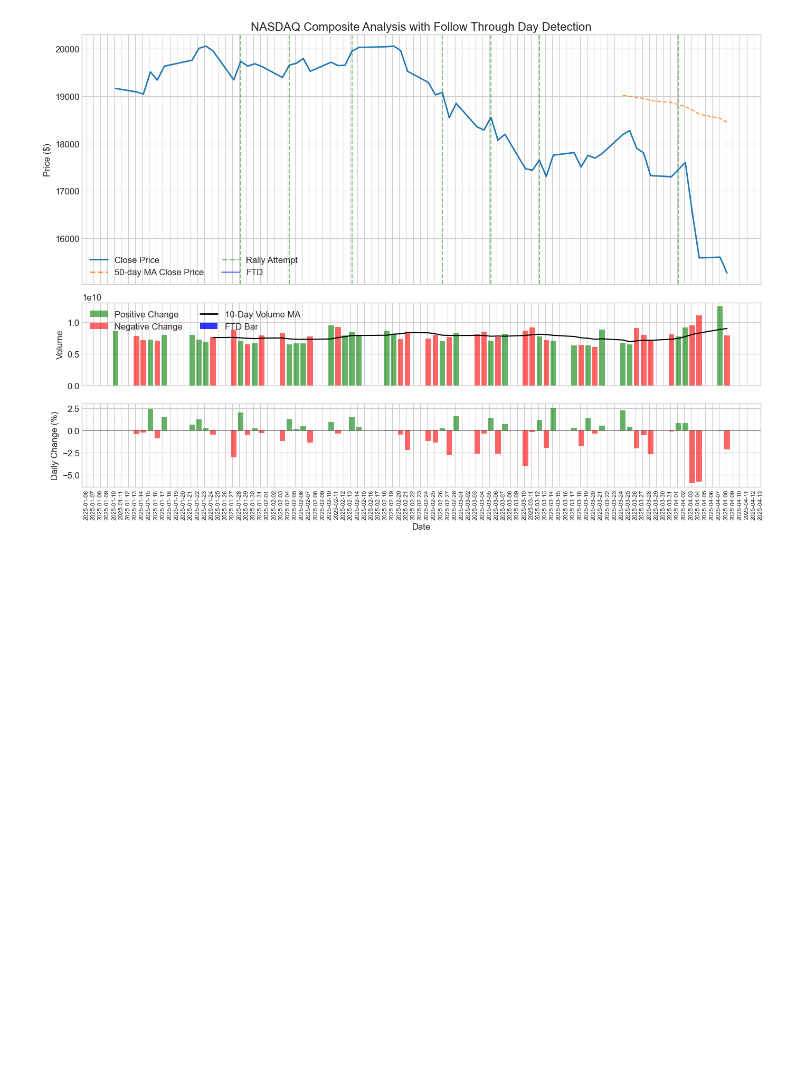
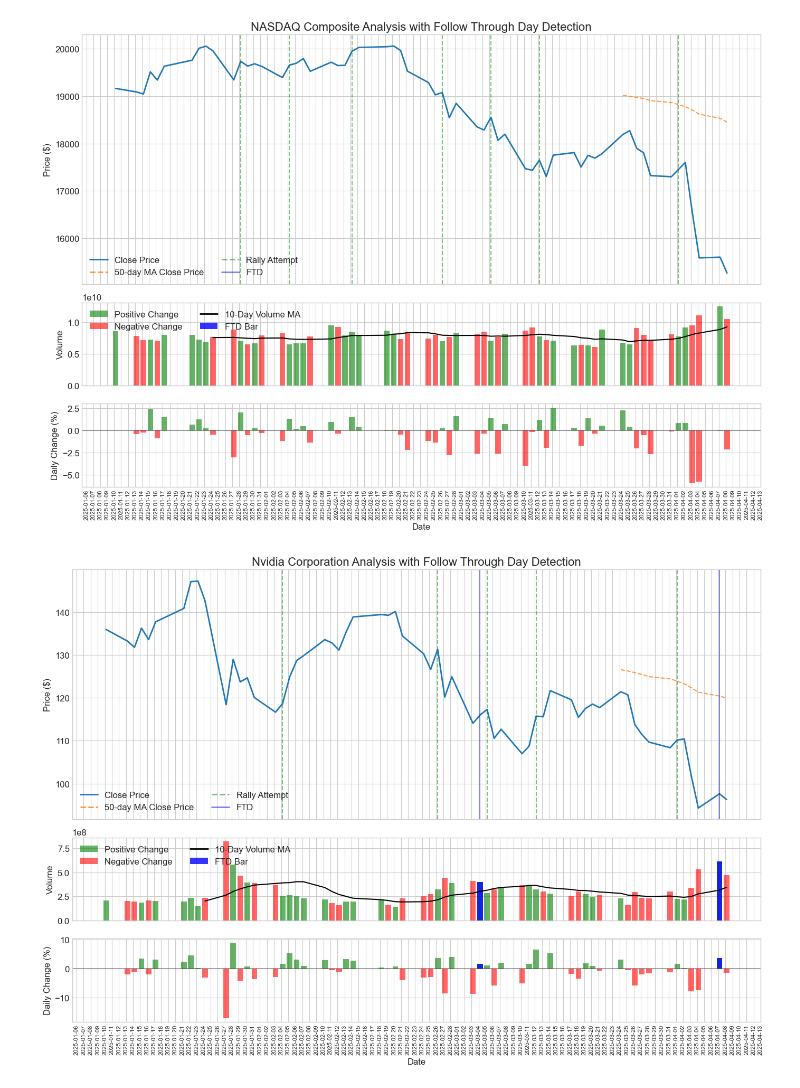
Before and after one commit to cemenenkoff/dernis-financial, a Jupyter notebook: notebooks/ftd_detector.ipynb, the cells around one changed output. Cells and saved outputs as stored; diff of their text form; code cells hidden in the pictures; blank space fills up the shorter version.

```diff
--- a/notebooks/ftd_detector.ipynb
+++ b/notebooks/ftd_detector.ipynb
@@ -357,10 +354,10 @@ def analyze_ticker(
     return analysis_text, fig, df, analysis_df
 # %%
 def main():
-    sp500_analysis, sp500_fig, sp500_df, sp500_analysis_df = analyze_ticker(
+    sp500_analysis, _, sp500_df, sp500_analysis_df = analyze_ticker(
         "^GSPC", "S&P 500", period="3mo"
     )
-    nasdaq_analysis, nasdaq_fig, nasdaq_df, nasdaq_analysis_df = analyze_ticker(
+    nasdaq_analysis, _, _, nasdaq_analysis_df = analyze_ticker(
         "^IXIC", "NASDAQ Composite", period="3mo"
     )
     print("[S&P 500]")
@@ -379,13 +376,13 @@ def main():
     nasdaq_confirmed = nasdaq_analysis_df["Follow_Through_Day"].any()
 
     if sp500_confirmed and nasdaq_confirmed:
-        print("MARKET STATUS: CONFIRMED UPTREND in both S&P 500 and NASDAQ.")
+        print("MARKET STATUS: CONFIRMED UPTREND in both S&P 500 and NASDAQ")
     elif sp500_confirmed:
-        print("MARKET STATUS: CONFIRMED UPTREND in S&P 500 only.")
+        print("MARKET STATUS: CONFIRMED UPTREND in S&P 500 only")
     elif nasdaq_confirmed:
-        print("MARKET STATUS: CONFIRMED UPTREND in NASDAQ only.")
+        print("MARKET STATUS: CONFIRMED UPTREND in NASDAQ only")
     else:
-        print("MARKET STATUS: NO CONFIRMED UPTREND.")
+        print("MARKET STATUS: NO CONFIRMED UPTREND")
 # %%
 def analyze_custom_ticker(ticker: str, name: str = None, period: str = "3mo") -> None:
     """Analyze a custom ticker for follow-through day analysis.
@@ -401,20 +398,17 @@ def analyze_custom_ticker(ticker: str, name: str = None, period: str = "3mo") ->
     if name is None:
         name = ticker
 
-    print(f"Analyzing {name}...")
-    analysis, fig, _, _ = analyze_ticker(ticker, name, period)
+    analysis, _, _, _ = analyze_ticker(ticker, name, period)
 
-    print("\n" + "=" * 50 + "\n")
-    print(f"{name.upper()} ANALYSIS")
-    print("=" * 50)
+    print("-" * 50)
+    print(f"[{name.upper()} ANALYSIS]")
     print(analysis)
-    display(fig)
 # %%
 # Run the main analysis.
 if __name__ == "__main__":
     main()
     # Uncomment below to analyze a custom ticker:
-    # analyze_custom_ticker("AAPL", "Apple Inc.", period="3mo")
+    analyze_custom_ticker("NVDA", "Nvidia Corporation", period="3mo")
 # %% [output]
 [S&P 500]
 Latest rally attempt: 2025-04-01 (5 days ago)
@@ -432,2 +430,3 @@ MARKET STATUS: NO CONFIRMED UPTREND.
 [figure]
 [figure]
+[figure, added]
```
Also changed, not shown: parts of 3 cells of this notebook.
